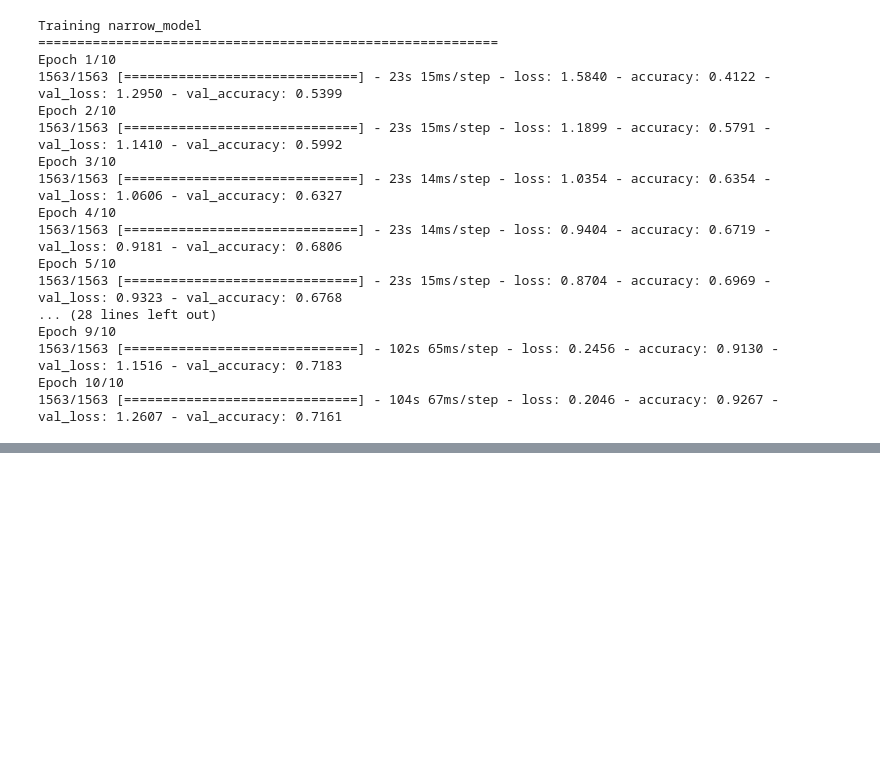
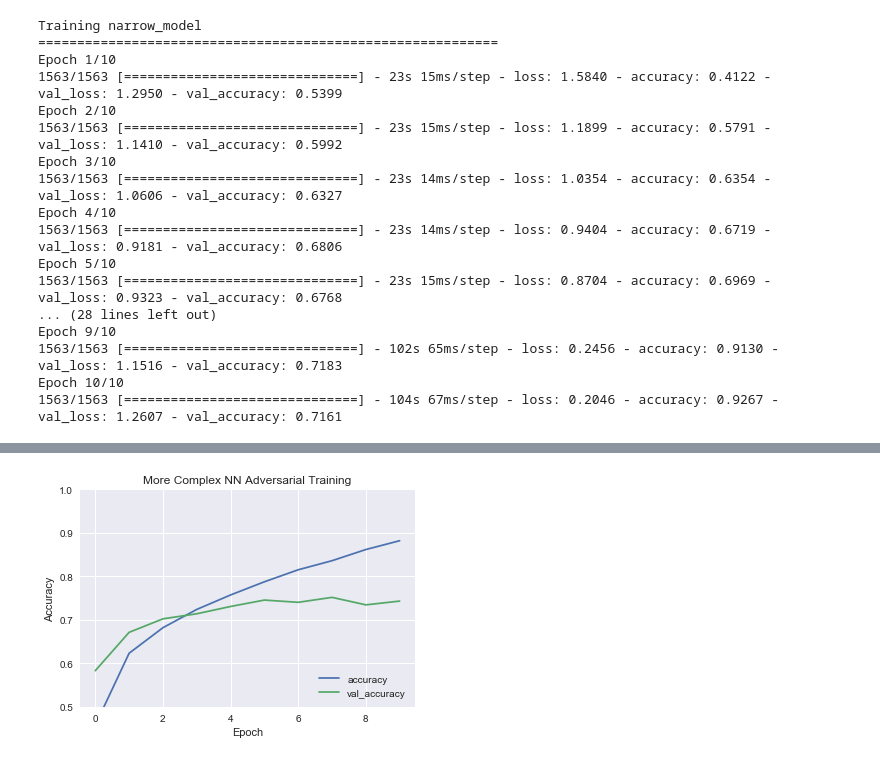
Before and after one commit to AlexK81799/CSCI4961Project, a Jupyter notebook: Experimentation/NNComplexity.ipynb, the cells around one changed output, grey strips where cells are left out. Drawn from its saved outputs; the diff is of its cells as text; code cells hidden in the pictures; blank space fills up the shorter version.

```diff
--- a/Experimentation/NNComplexity.ipynb
+++ b/Experimentation/NNComplexity.ipynb
@@ -246,0 +364,13 @@ wide_test_labels = np.append(train_labels, test_labels[0:num_of_adversarial_test
+# %%
+plt.plot(adv_wide_history.history['accuracy'], label='accuracy')
+plt.plot(adv_wide_history.history['val_accuracy'], label = 'val_accuracy')
+plt.xlabel('Epoch')
+plt.ylabel('Accuracy')
+plt.ylim([0.5, 1])
+plt.legend(loc='lower right')
+plt.title('More Complex NN Adversarial Training')
+plt.savefig('AdvWideTraining.png')
+
+
+wide_adv_test_loss, wide_adv_test_acc = adv_wide_model.evaluate(wide_test_images, wide_test_labels, verbose=2)
+# %% [output]
@@ -246,0 +378 @@ wide_test_labels = np.append(train_labels, test_labels[0:num_of_adversarial_test
+[figure, added]
```
Also changed, not shown: parts of 9 cells of this notebook, 4 other files.
